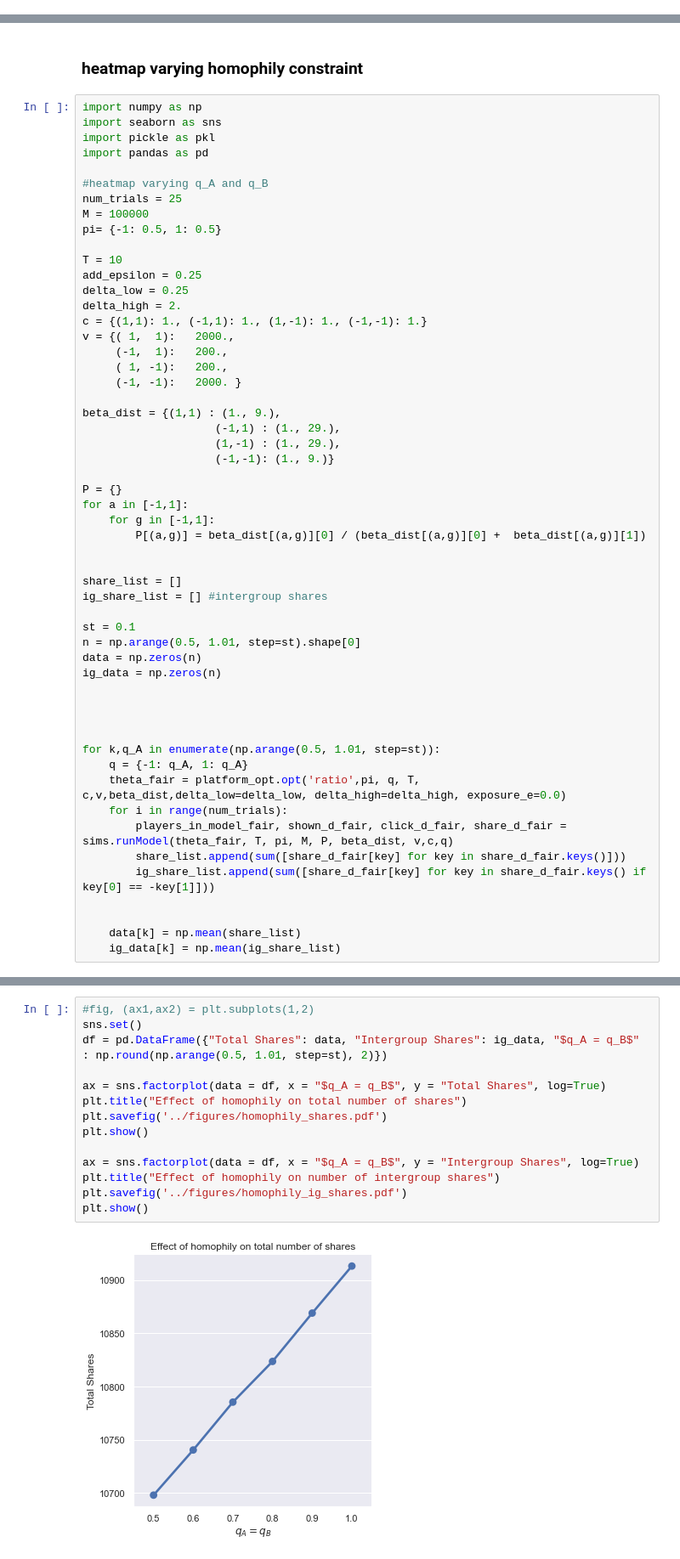
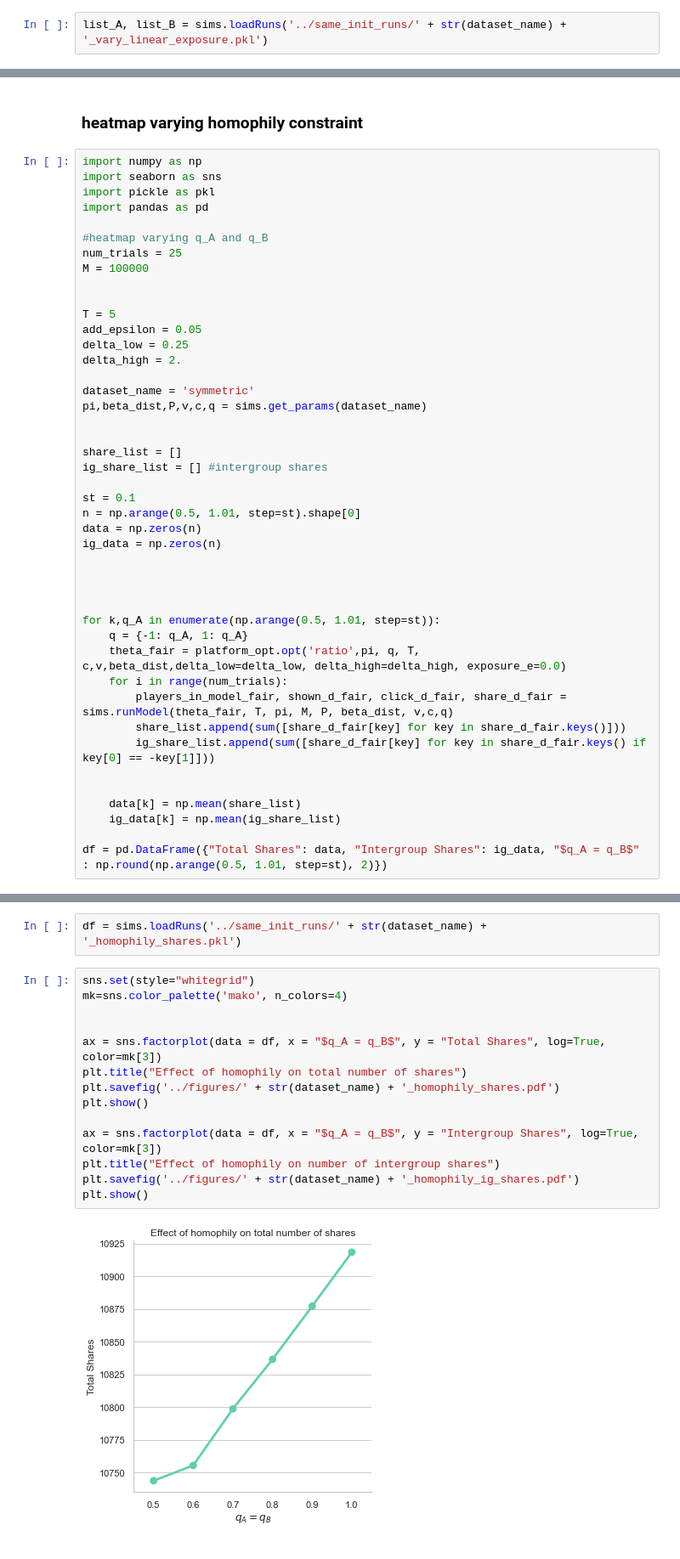
Before and after one commit to jfinocchiaro/long-term-fair-mdps, a Jupyter notebook: political-influence-refactored/notebooks/generate_runs.ipynb, the cells around one changed output, grey strips where cells are left out. Shown at 85% size. Saved outputs shown, nothing was run; the diff lists cells and outputs as text.

```diff
--- a/political-influence-refactored/notebooks/generate_runs.ipynb
+++ b/political-influence-refactored/notebooks/generate_runs.ipynb
@@ -276,3 +300,5 @@ NameError: name 'eps_A' is not defined
+# %%
+list_A, list_B = sims.loadRuns('../same_init_runs/' + str(dataset_name) + '_vary_linear_exposure.pkl')
 # %% [markdown]
 ### Experiment with ratio constraint parameters
 # %%
@@ -361,27 +395,15 @@ import pandas as pd
 #heatmap varying q_A and q_B
 num_trials = 25
 M = 100000
-pi= {-1: 0.5, 1: 0.5}
 
-T = 10
-add_epsilon = 0.25
+
+T = 5
+add_epsilon = 0.05
 delta_low = 0.25
 delta_high = 2.
-c = {(1,1): 1., (-1,1): 1., (1,-1): 1., (-1,-1): 1.}
-v = {( 1,  1):   2000.,
-     (-1,  1):   200.,
-     ( 1, -1):   200.,
-     (-1, -1):   2000. }
 
-beta_dist = {(1,1) : (1., 9.),
-                    (-1,1) : (1., 29.),
-                    (1,-1) : (1., 29.),
-                    (-1,-1): (1., 9.)}
-
-P = {}
-for a in [-1,1]:
-    for g in [-1,1]:
-        P[(a,g)] = beta_dist[(a,g)][0] / (beta_dist[(a,g)][0] +  beta_dist[(a,g)][1])
+dataset_name = 'symmetric'
+pi,beta_dist,P,v,c,q = sims.get_params(dataset_name)
 
 
 share_list = []
@@ -406,3 +428,5 @@ for k,q_A in enumerate(np.arange(0.5, 1.01, step=st)):
 
     data[k] = np.mean(share_list)
     ig_data[k] = np.mean(ig_share_list)
+
+df = pd.DataFrame({"Total Shares": data, "Intergroup Shares": ig_data, "$q_A = q_B$" : np.round(np.arange(0.5, 1.01, step=st), 2)})
@@ -409,16 +435,18 @@ for k,q_A in enumerate(np.arange(0.5, 1.01, step=st)):
+# %%
+df = sims.loadRuns('../same_init_runs/' + str(dataset_name) + '_homophily_shares.pkl')
 # %%
-#fig, (ax1,ax2) = plt.subplots(1,2)
-sns.set()
-df = pd.DataFrame({"Total Shares": data, "Intergroup Shares": ig_data, "$q_A = q_B$" : np.round(np.arange(0.5, 1.01, step=st), 2)})
+sns.set(style="whitegrid")
+mk=sns.color_palette('mako', n_colors=4)
 
-ax = sns.factorplot(data = df, x = "$q_A = q_B$", y = "Total Shares", log=True)
+
+ax = sns.factorplot(data = df, x = "$q_A = q_B$", y = "Total Shares", log=True, color=mk[3])
 plt.title("Effect of homophily on total number of shares")
-plt.savefig('../figures/homophily_shares.pdf')
+plt.savefig('../figures/' + str(dataset_name) + '_homophily_shares.pdf')
 plt.show()
 
-ax = sns.factorplot(data = df, x = "$q_A = q_B$", y = "Intergroup Shares", log=True)
+ax = sns.factorplot(data = df, x = "$q_A = q_B$", y = "Intergroup Shares", log=True, color=mk[3])
 plt.title("Effect of homophily on number of intergroup shares")
-plt.savefig('../figures/homophily_ig_shares.pdf')
+plt.savefig('../figures/' + str(dataset_name) + '_homophily_ig_shares.pdf')
 plt.show()
 # %% [output]
-[figure, old version]
+[figure, new version]
```
Also changed, not shown: parts of 26 cells of this notebook, 19 other files.
